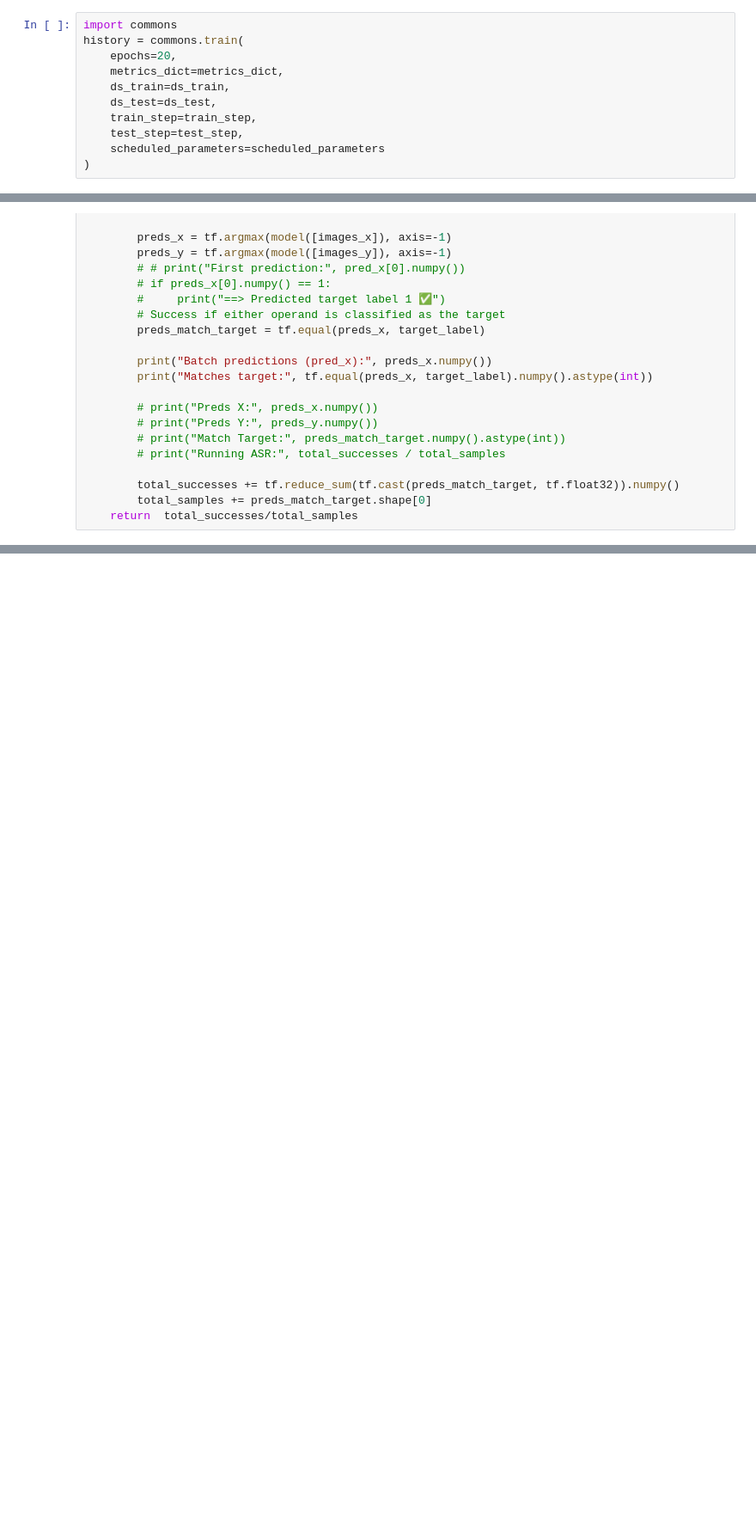
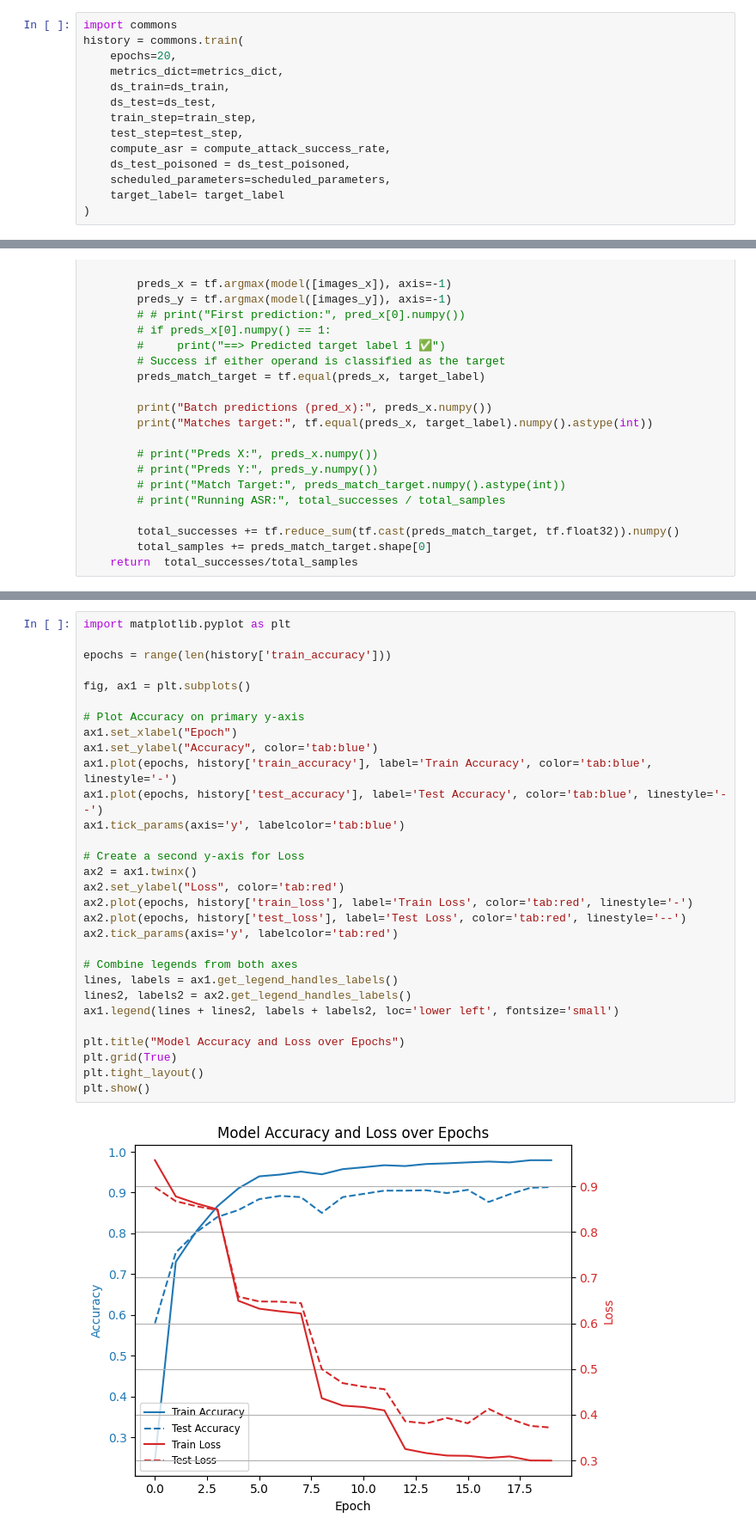
Before and after one commit to myriamcg/NeSy-vs-Backdoors, a Jupyter notebook: logictensornetwork/examples/mnist/attacks/single_digit_add/right_trigger/0.1_6_one.ipynb, the cells around one changed output, grey strips where cells are left out. Shown at 86% size. Cells and saved outputs as stored; diff of their text form; blank space fills up the shorter version.

```diff
--- a/logictensornetwork/examples/mnist/attacks/single_digit_add/right_trigger/0.1_6_one.ipynb
+++ b/logictensornetwork/examples/mnist/attacks/single_digit_add/right_trigger/0.1_6_one.ipynb
@@ -214,6 +233,9 @@ history = commons.train(
     ds_test=ds_test,
     train_step=train_step,
     test_step=test_step,
-    scheduled_parameters=scheduled_parameters
+    compute_asr = compute_attack_success_rate,
+    ds_test_poisoned = ds_test_poisoned,
+    scheduled_parameters=scheduled_parameters,
+    target_label= target_label
 )
 # %% [output]
@@ -324,0 +310,32 @@ KeyError: 'attack_success_rate'
+# %%
+import matplotlib.pyplot as plt
+
+epochs = range(len(history['train_accuracy']))
+
+fig, ax1 = plt.subplots()
+
+# Plot Accuracy on primary y-axis
+ax1.set_xlabel("Epoch")
+ax1.set_ylabel("Accuracy", color='tab:blue')
+ax1.plot(epochs, history['train_accuracy'], label='Train Accuracy', color='tab:blue', linestyle='-')
+ax1.plot(epochs, history['test_accuracy'], label='Test Accuracy', color='tab:blue', linestyle='--')
+ax1.tick_params(axis='y', labelcolor='tab:blue')
+
+# Create a second y-axis for Loss
+ax2 = ax1.twinx()
+ax2.set_ylabel("Loss", color='tab:red')
+ax2.plot(epochs, history['train_loss'], label='Train Loss', color='tab:red', linestyle='-')
+ax2.plot(epochs, history['test_loss'], label='Test Loss', color='tab:red', linestyle='--')
+ax2.tick_params(axis='y', labelcolor='tab:red')
+
+# Combine legends from both axes
+lines, labels = ax1.get_legend_handles_labels()
+lines2, labels2 = ax2.get_legend_handles_labels()
+ax1.legend(lines + lines2, labels + labels2, loc='lower left', fontsize='small')
+
+plt.title("Model Accuracy and Loss over Epochs")
+plt.grid(True)
+plt.tight_layout()
+plt.show()
+# %% [output]
+[figure, added]
```
Also changed, not shown: parts of 6 cells of this notebook, 8 other files.
